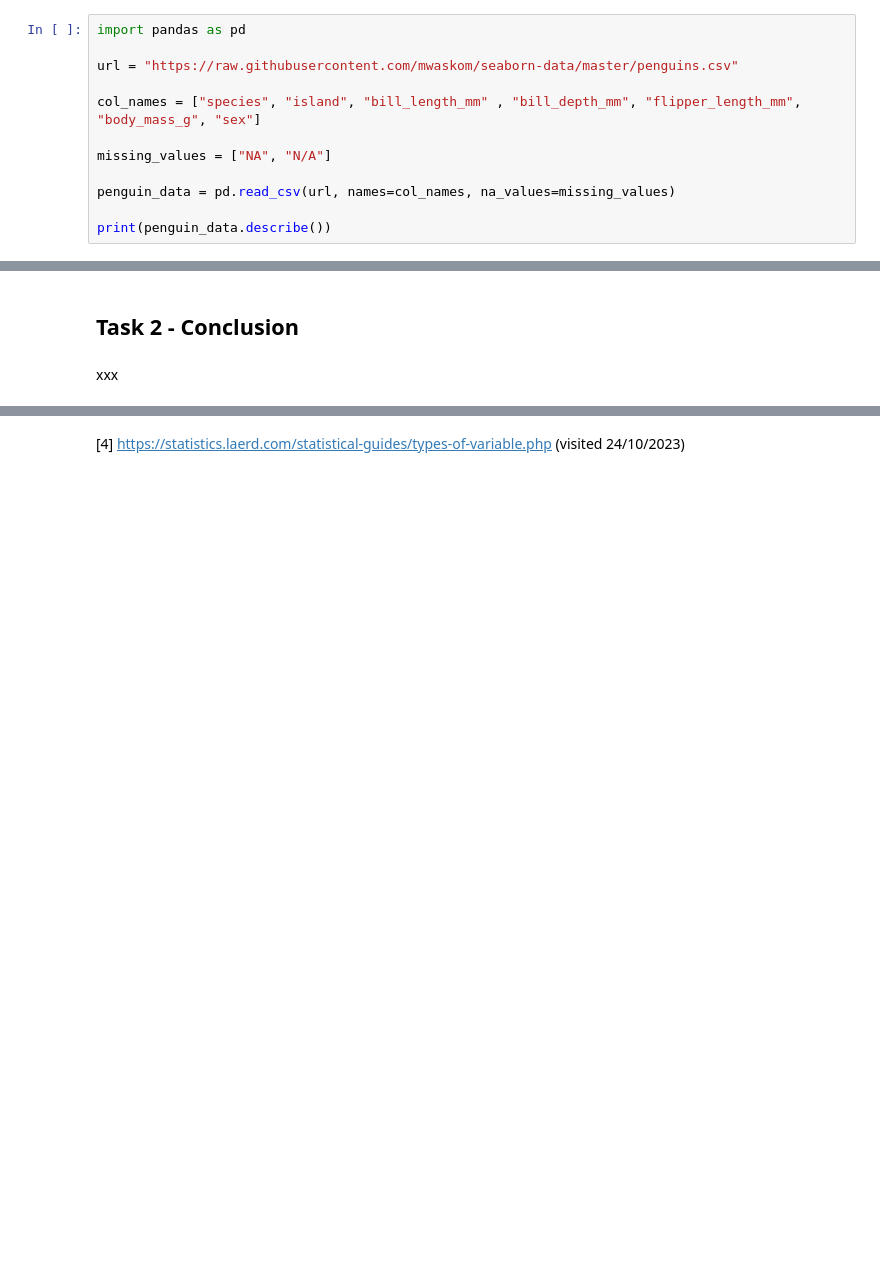
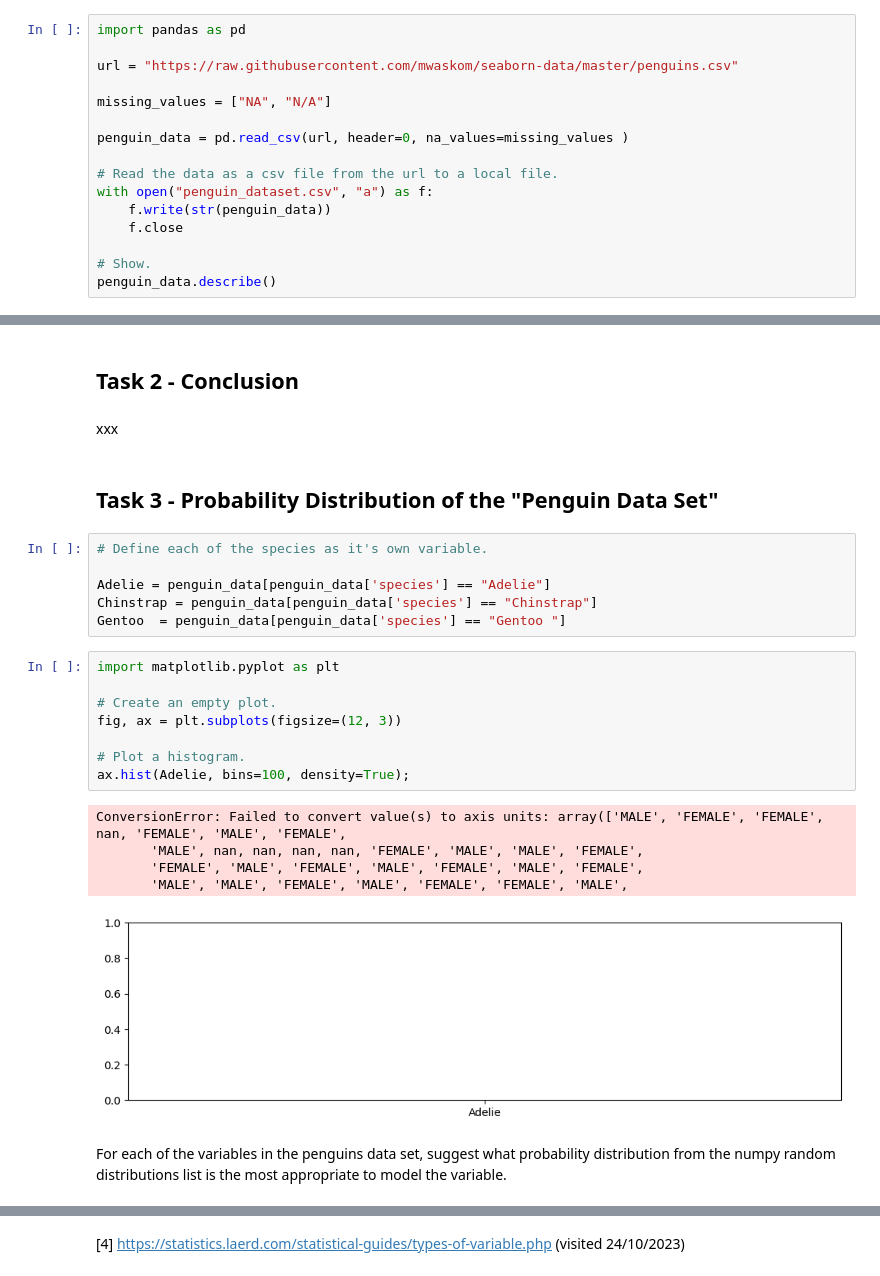
Before and after one commit to emma2d/Fundamentals_of_DA, a Jupyter notebook: tasks.ipynb, the cells around one changed output, grey strips where cells are left out. Cells and saved outputs as stored; diff of their text form; blank space fills up the shorter version.

Commit message:
Task 3 started

```diff
--- a/tasks.ipynb
+++ b/tasks.ipynb
@@ -137,11 +131,15 @@ import pandas as pd
 
 url = "https://raw.githubusercontent.com/mwaskom/seaborn-data/master/penguins.csv"
 
-col_names = ["species", "island", "bill_length_mm" , "bill_depth_mm", "flipper_length_mm", "body_mass_g", "sex"]
-
 missing_values = ["NA", "N/A"]
 
-penguin_data = pd.read_csv(url, names=col_names, na_values=missing_values)
+penguin_data = pd.read_csv(url, header=0, na_values=missing_values )
 
-print(penguin_data.describe())
+# Read the data as a csv file from the url to a local file.
+with open("penguin_dataset.csv", "a") as f:
+    f.write(str(penguin_data))
+    f.close
+
+# Show.
+penguin_data.describe()
 # %% [output]
@@ -197,3 +194,27 @@ As per the Real Python website according to the *pandas Cookbook* , the object d
 ## Task 2 - Conclusion
 # %% [markdown]
 xxx
+# %% [markdown]
+## Task 3 - Probability Distribution of the "Penguin Data Set"
+# %%
+# Define each of the species as it's own variable.
+
+Adelie = penguin_data[penguin_data['species'] == "Adelie"]
+Chinstrap = penguin_data[penguin_data['species'] == "Chinstrap"]
+Gentoo  = penguin_data[penguin_data['species'] == "Gentoo "]
+# %%
+import matplotlib.pyplot as plt
+
+# Create an empty plot.
+fig, ax = plt.subplots(figsize=(12, 3))
+
+# Plot a histogram.
+ax.hist(Adelie, bins=100, density=True);
+# %% [output]
+ConversionError: Failed to convert value(s) to axis units: array(['MALE', 'FEMALE', 'FEMALE', nan, 'FEMALE', 'MALE', 'FEMALE',
+       'MALE', nan, nan, nan, nan, 'FEMALE', 'MALE', 'MALE', 'FEMALE',
+       'FEMALE', 'MALE', 'FEMALE', 'MALE', 'FEMALE', 'MALE', 'FEMALE',
+       'MALE', 'MALE', 'FEMALE', 'MALE', 'FEMALE', 'FEMALE', 'MALE',
+[figure, added]
+# %% [markdown]
+For each of the variables in the penguins data set, suggest what probability distribution from the numpy random distributions list is the most appropriate to model the variable.
```
Also changed, not shown: parts of 11 cells of this notebook.
